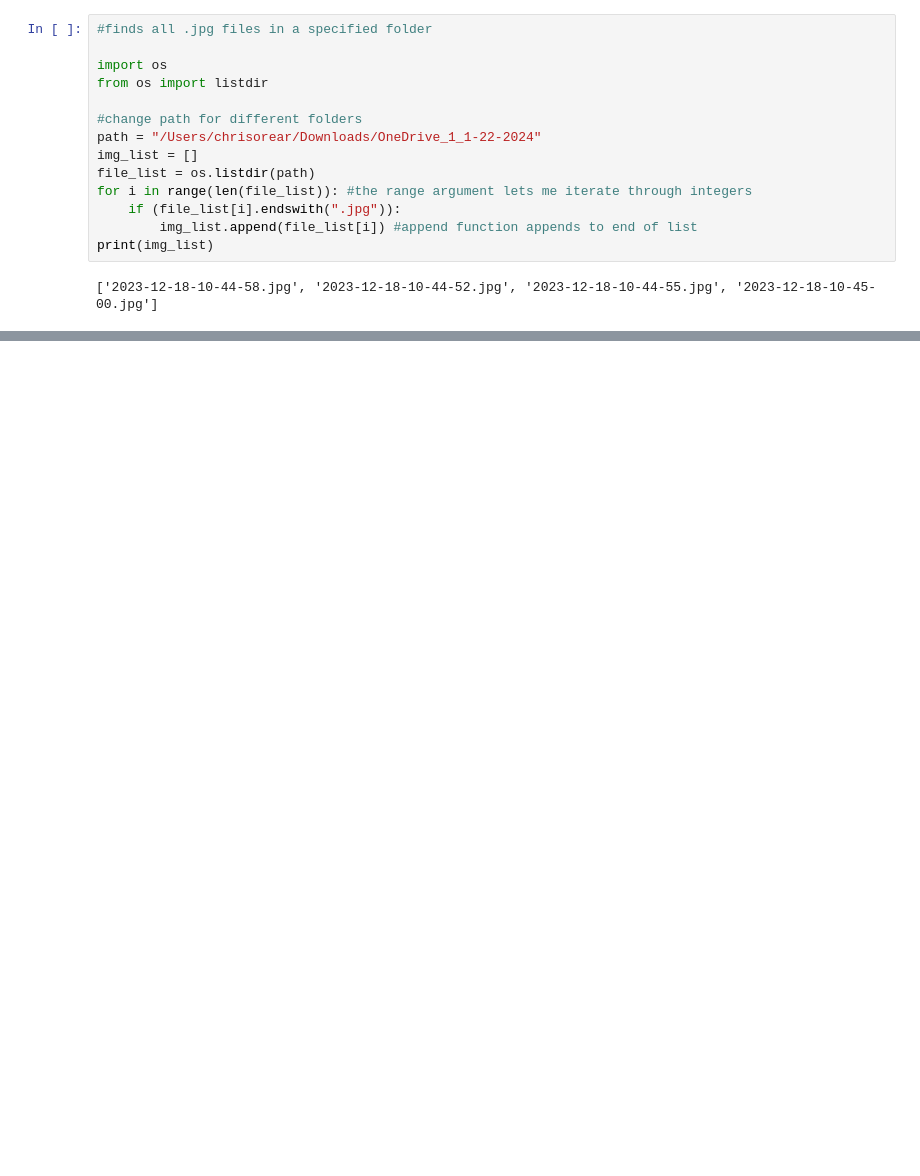
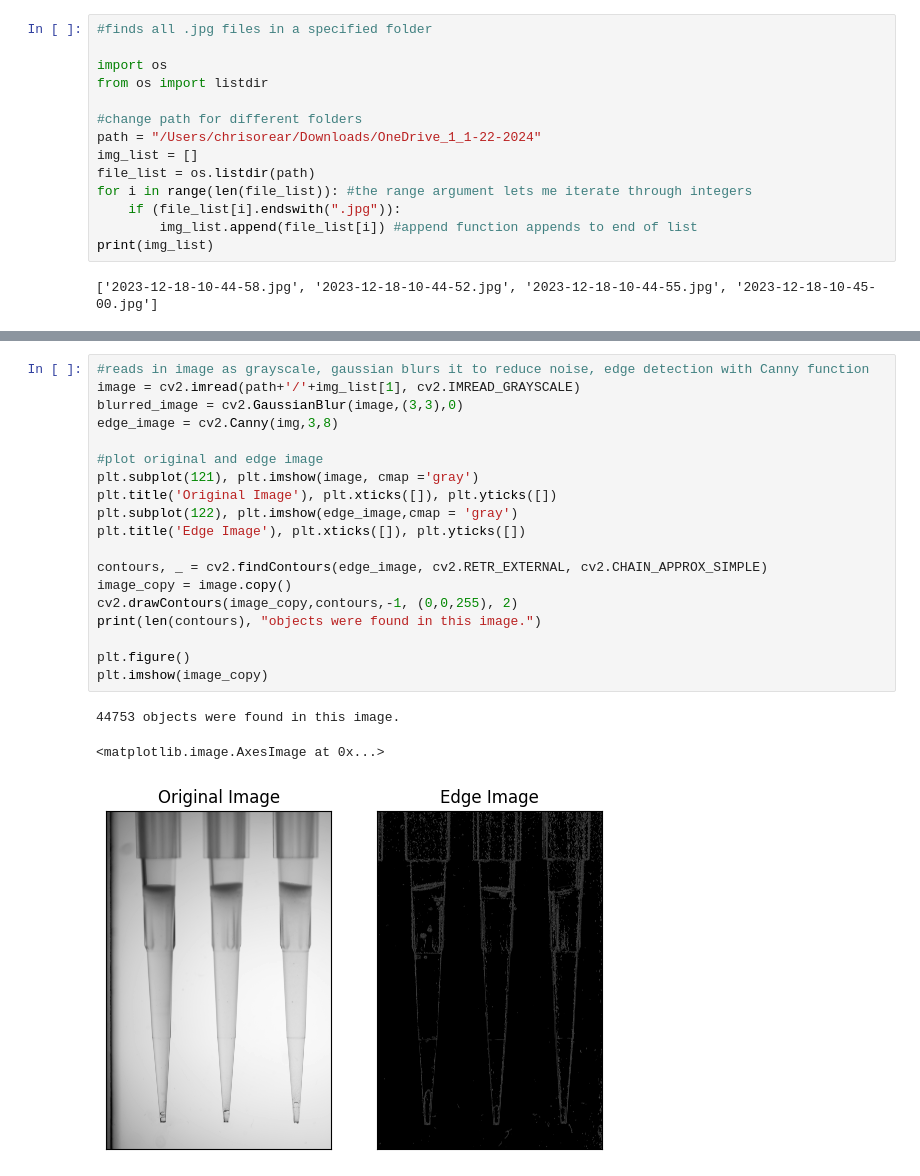
Before and after one commit to chrisorear/GVA_project, a Jupyter notebook: imageimporter.ipynb, the cells around one changed output, grey strips where cells are left out. Saved outputs shown, nothing was run; the diff lists cells and outputs as text; blank space fills up the shorter version.

```diff
--- a/imageimporter.ipynb
+++ b/imageimporter.ipynb
@@ -58,0 +79,23 @@ for i in range(len(edge_images)):
+# %%
+#reads in image as grayscale, gaussian blurs it to reduce noise, edge detection with Canny function
+image = cv2.imread(path+'/'+img_list[1], cv2.IMREAD_GRAYSCALE)
+blurred_image = cv2.GaussianBlur(image,(3,3),0)
+edge_image = cv2.Canny(img,3,8)
+
+#plot original and edge image
+plt.subplot(121), plt.imshow(image, cmap ='gray')
+plt.title('Original Image'), plt.xticks([]), plt.yticks([])
+plt.subplot(122), plt.imshow(edge_image,cmap = 'gray')
+plt.title('Edge Image'), plt.xticks([]), plt.yticks([])
+
+contours, _ = cv2.findContours(edge_image, cv2.RETR_EXTERNAL, cv2.CHAIN_APPROX_SIMPLE)
+image_copy = image.copy()
+cv2.drawContours(image_copy,contours,-1, (0,0,255), 2)
+print(len(contours), "objects were found in this image.")
+
+plt.figure()
+plt.imshow(image_copy)
+# %% [output]
+44753 objects were found in this image.
+<matplotlib.image.AxesImage at 0x...>
+[figure, added]
```
Also changed, not shown: parts of 4 cells of this notebook, 2 other files.
